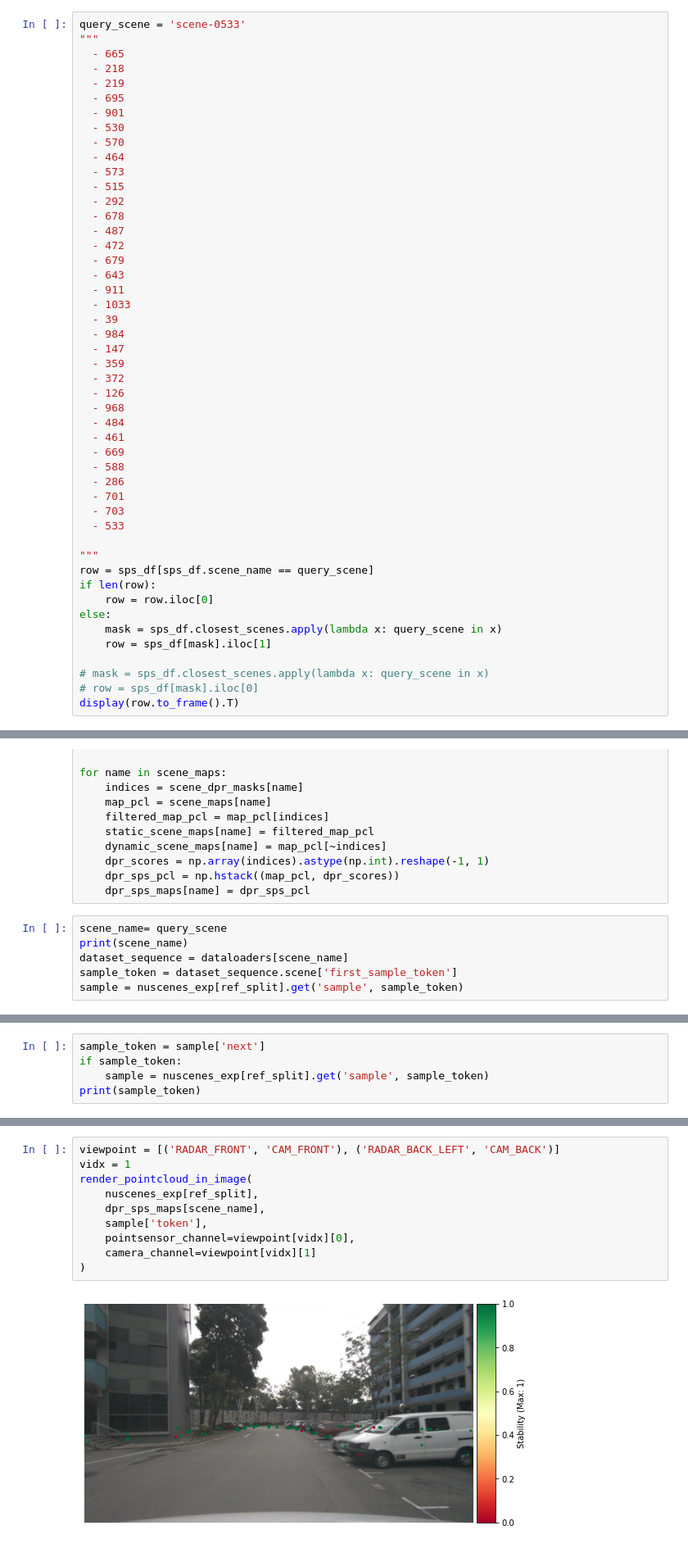
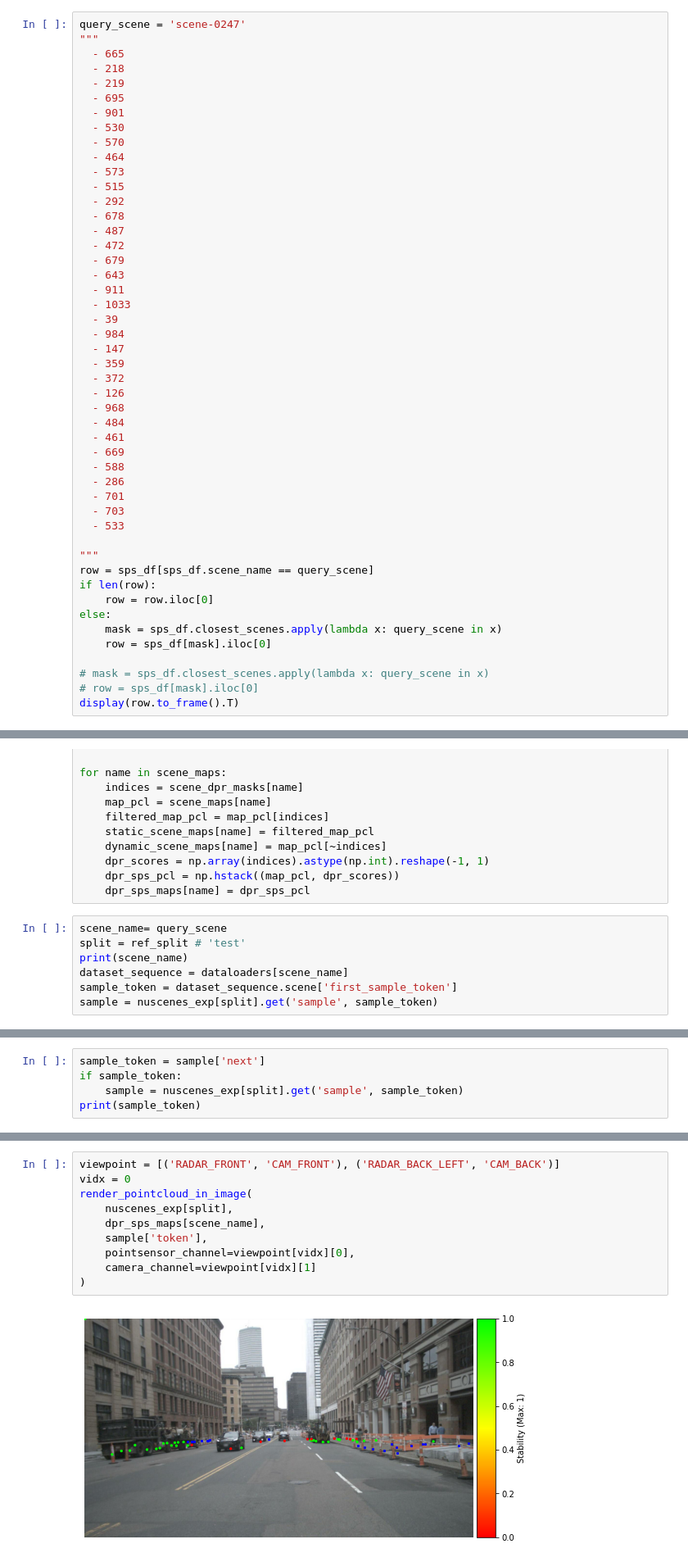
Before and after one commit to umairkhawaja/radar_auto_labeler, a Jupyter notebook: notebooks/test_pipeline.ipynb, the cells around one changed output, grey strips where cells are left out. Shown at 82% size. Drawn from its saved outputs; the diff is of its cells as text.

```diff
--- a/notebooks/test_pipeline.ipynb
+++ b/notebooks/test_pipeline.ipynb
@@ -74,5 +74,5 @@ sps_df.head()
 # %%
-query_scene = 'scene-0533'
+query_scene = 'scene-0247'
 """
   - 665
   - 218
@@ -114,7 +114,7 @@ if len(row):
     row = row.iloc[0]
 else:
     mask = sps_df.closest_scenes.apply(lambda x: query_scene in x)
-    row = sps_df[mask].iloc[1]
+    row = sps_df[mask].iloc[0]
 
 # mask = sps_df.closest_scenes.apply(lambda x: query_scene in x)
 # row = sps_df[mask].iloc[0]
@@ -213,8 +219,9 @@ for name in scene_maps:
     dpr_sps_maps[name] = dpr_sps_pcl
 # %%
 scene_name= query_scene
+split = ref_split # 'test'
 print(scene_name)
 dataset_sequence = dataloaders[scene_name]
 sample_token = dataset_sequence.scene['first_sample_token']
-sample = nuscenes_exp[ref_split].get('sample', sample_token)
+sample = nuscenes_exp[split].get('sample', sample_token)
 # %% [output]
@@ -222,6 +229,6 @@ scene-0120
 # %%
 sample_token = sample['next']
 if sample_token:
-    sample = nuscenes_exp[ref_split].get('sample', sample_token)
+    sample = nuscenes_exp[split].get('sample', sample_token)
 print(sample_token)
 # %% [output]
@@ -229,15 +236,15 @@ print(sample_token)
 # %%
 viewpoint = [('RADAR_FRONT', 'CAM_FRONT'), ('RADAR_BACK_LEFT', 'CAM_BACK')]
-vidx = 1
+vidx = 0
 render_pointcloud_in_image(
-    nuscenes_exp[ref_split],
+    nuscenes_exp[split],
     dpr_sps_maps[scene_name],
     sample['token'],
     pointsensor_channel=viewpoint[vidx][0],
     camera_channel=viewpoint[vidx][1]
 )
 # %% [output]
-[figure, old version]
+[figure, new version]
 # %%
 # from utils.visualization import setup_directories, save_plots_for_scene, create_video_from_plots
 # base_dir = 'output_videos'
```
Also changed, not shown: parts of 30 cells of this notebook, 8 other files.
